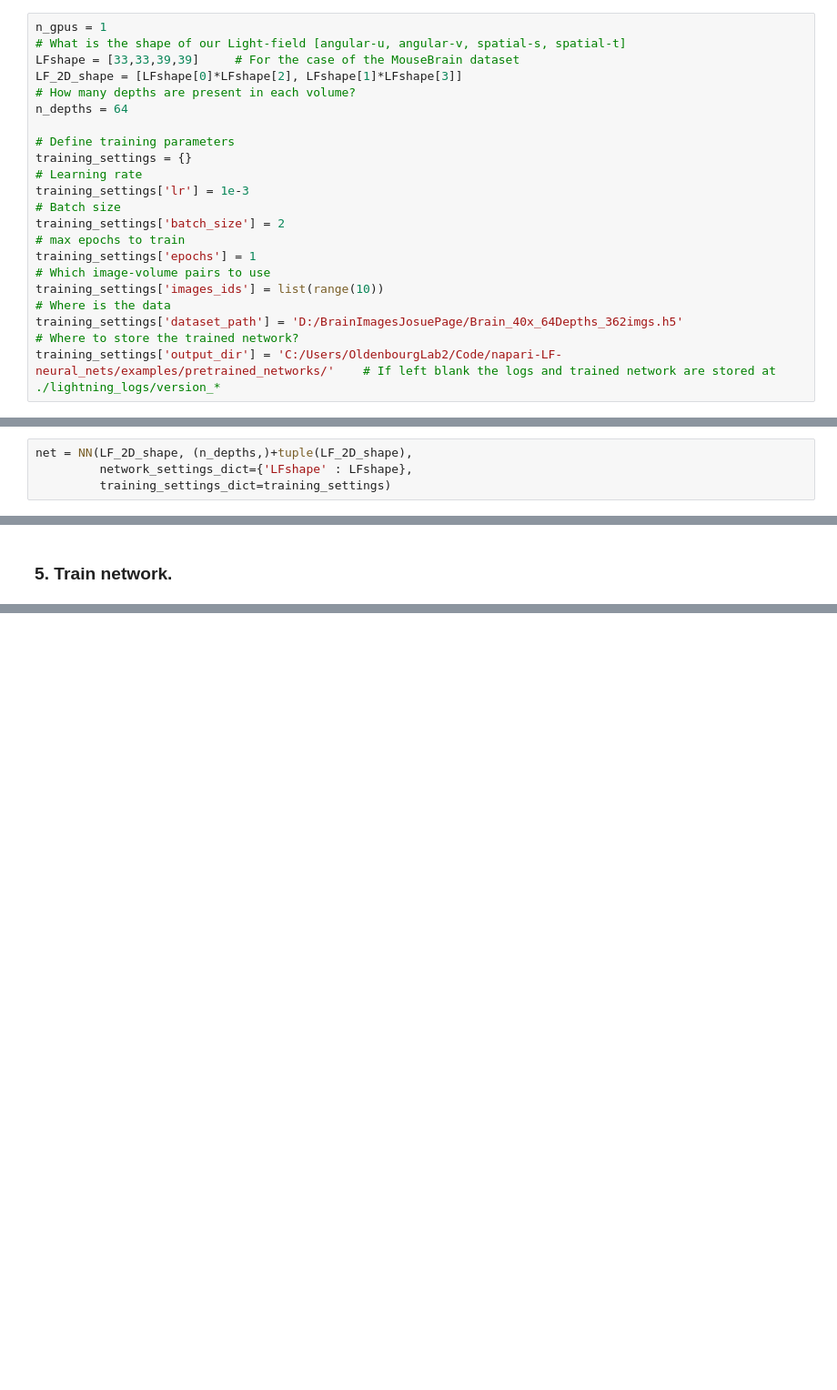
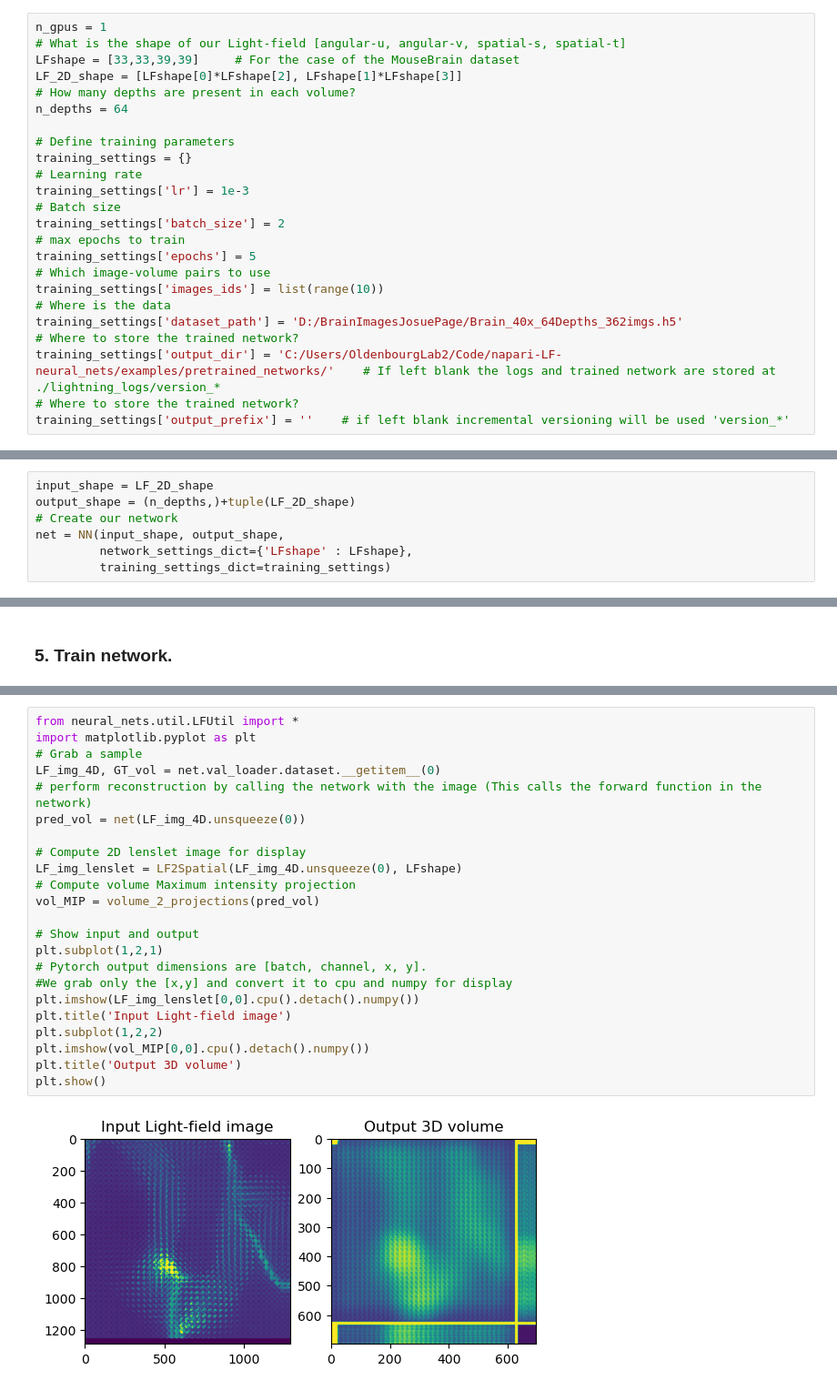
Before and after one commit to PolarizedLightFieldMicroscopy/napari-LF, a Jupyter notebook: src/napari_lf/lfa/main_train_neural_net.ipynb, the cells around one changed output, grey strips where cells are left out. Shown: that part at 91% size. Cells and saved outputs as stored; diff of their text form; blank space fills up the shorter version.

Commit message:
Extended documentation on jupyter training script and networks

```diff
--- a/src/napari_lf/lfa/main_train_neural_net.ipynb
+++ b/src/napari_lf/lfa/main_train_neural_net.ipynb
@@ -37,10 +45,12 @@ training_settings['lr'] = 1e-3
 # Batch size
 training_settings['batch_size'] = 2
 # max epochs to train
-training_settings['epochs'] = 1
+training_settings['epochs'] = 5
 # Which image-volume pairs to use
 training_settings['images_ids'] = list(range(10))
 # Where is the data
 training_settings['dataset_path'] = 'D:/BrainImagesJosuePage/Brain_40x_64Depths_362imgs.h5'
 # Where to store the trained network?
 training_settings['output_dir'] = 'C:/Users/OldenbourgLab2/Code/napari-LF-neural_nets/examples/pretrained_networks/'    # If left blank the logs and trained network are stored at ./lightning_logs/version_*
+# Where to store the trained network?
+training_settings['output_prefix'] = ''    # if left blank incremental versioning will be used 'version_*'
@@ -49,4 +61,7 @@ training_settings['output_dir'] = 'C:/Users/OldenbourgLab2/Code/napari-LF-neural
 # %%
-net = NN(LF_2D_shape, (n_depths,)+tuple(LF_2D_shape),
+input_shape = LF_2D_shape
+output_shape = (n_depths,)+tuple(LF_2D_shape)
+# Create our network
+net = NN(input_shape, output_shape,
          network_settings_dict={'LFshape' : LFshape},
          training_settings_dict=training_settings)
@@ -101,0 +130,25 @@ run tensorboard --logdir=C:/Users/OldenbourgLab2/Code/napari-LF-neural_nets/exam
+# %%
+from neural_nets.util.LFUtil import *
+import matplotlib.pyplot as plt
+# Grab a sample
+LF_img_4D, GT_vol = net.val_loader.dataset.__getitem__(0)
+# perform reconstruction by calling the network with the image (This calls the forward function in the network)
+pred_vol = net(LF_img_4D.unsqueeze(0))
+
+# Compute 2D lenslet image for display
+LF_img_lenslet = LF2Spatial(LF_img_4D.unsqueeze(0), LFshape)
+# Compute volume Maximum intensity projection
+vol_MIP = volume_2_projections(pred_vol)
+
+# Show input and output
+plt.subplot(1,2,1)
+# Pytorch output dimensions are [batch, channel, x, y].
+#We grab only the [x,y] and convert it to cpu and numpy for display
+plt.imshow(LF_img_lenslet[0,0].cpu().detach().numpy())
+plt.title('Input Light-field image')
+plt.subplot(1,2,2)
+plt.imshow(vol_MIP[0,0].cpu().detach().numpy())
+plt.title('Output 3D volume')
+plt.show()
+# %% [output]
+[figure, added]
```
Also changed, not shown: parts of 16 cells of this notebook, 3 other files.
